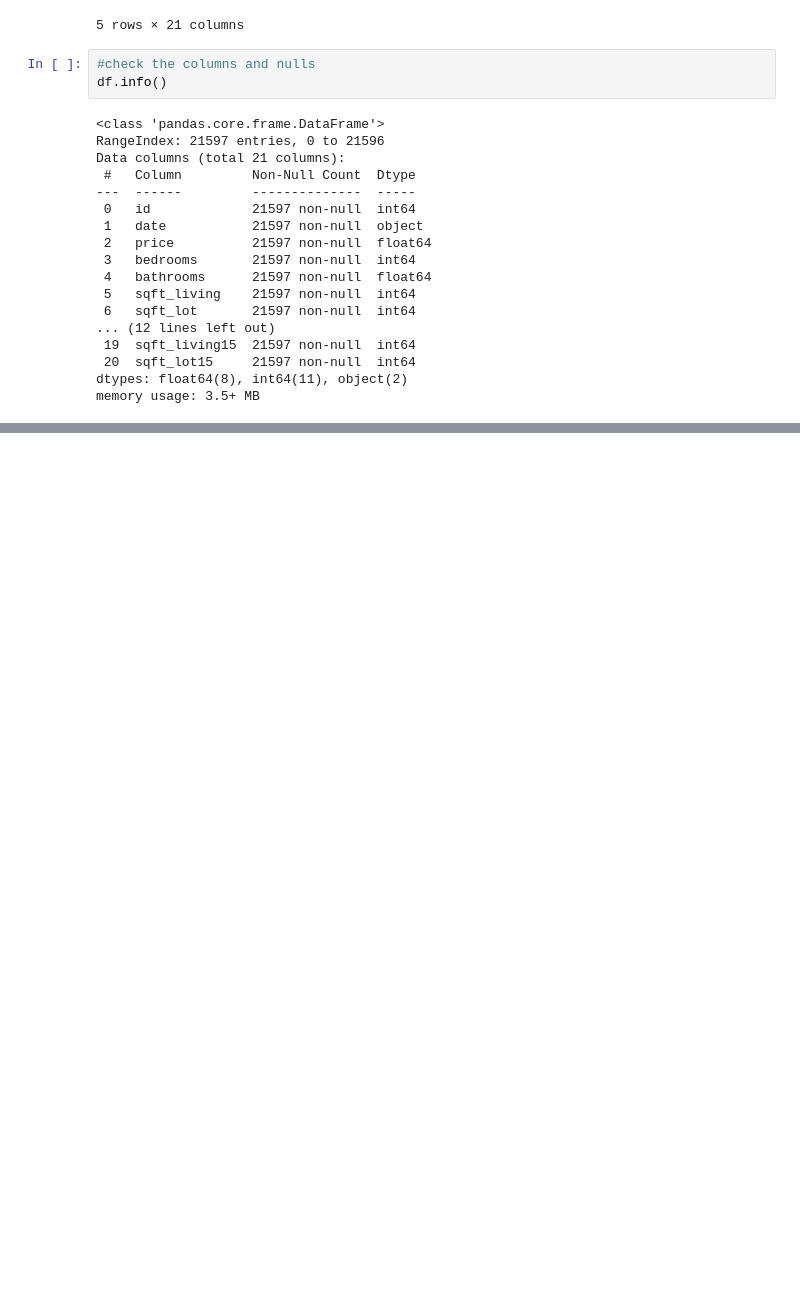
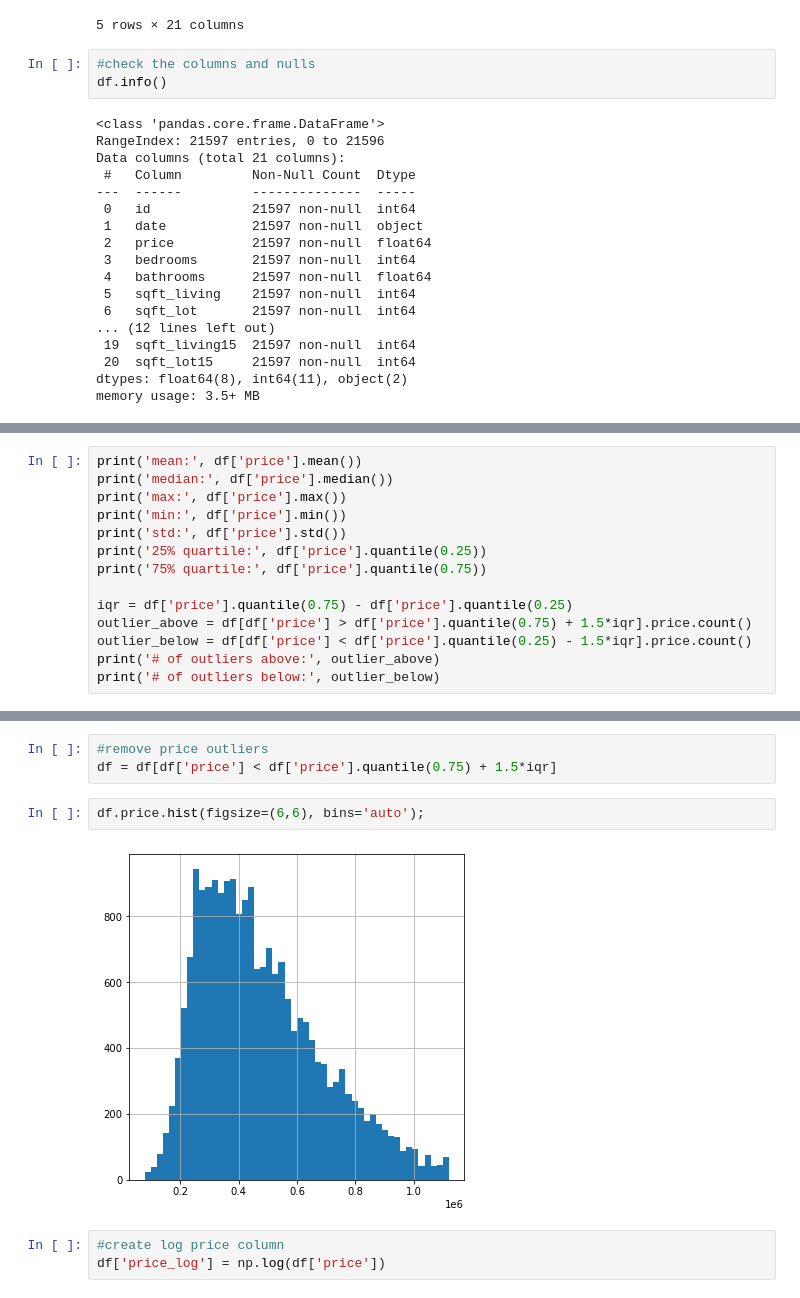
Before and after one commit to arthursjkim/King_County_Housing_Project, a Jupyter notebook: individual_notebook/arthur.ipynb, the cells around one changed output, grey strips where cells are left out. Drawn from its saved outputs; the diff is of its cells as text; blank space fills up the shorter version.

```diff
--- a/individual_notebook/arthur.ipynb
+++ b/individual_notebook/arthur.ipynb
@@ -48,0 +66,14 @@ memory usage: 3.5+ MB
+# %%
+print('mean:', df['price'].mean())
+print('median:', df['price'].median())
+print('max:', df['price'].max())
+print('min:', df['price'].min())
+print('std:', df['price'].std())
+print('25% quartile:', df['price'].quantile(0.25))
+print('75% quartile:', df['price'].quantile(0.75))
+
+iqr = df['price'].quantile(0.75) - df['price'].quantile(0.25)
+outlier_above = df[df['price'] > df['price'].quantile(0.75) + 1.5*iqr].price.count()
+outlier_below = df[df['price'] < df['price'].quantile(0.25) - 1.5*iqr].price.count()
+print('# of outliers above:', outlier_above)
+print('# of outliers below:', outlier_below)
@@ -48,0 +90,10 @@ memory usage: 3.5+ MB
+# %%
+#remove price outliers
+df = df[df['price'] < df['price'].quantile(0.75) + 1.5*iqr]
+# %%
+df.price.hist(figsize=(6,6), bins='auto');
+# %% [output]
+[figure, added]
+# %%
+#create log price column
+df['price_log'] = np.log(df['price'])
```
Also changed, not shown: parts of 6 cells of this notebook.
